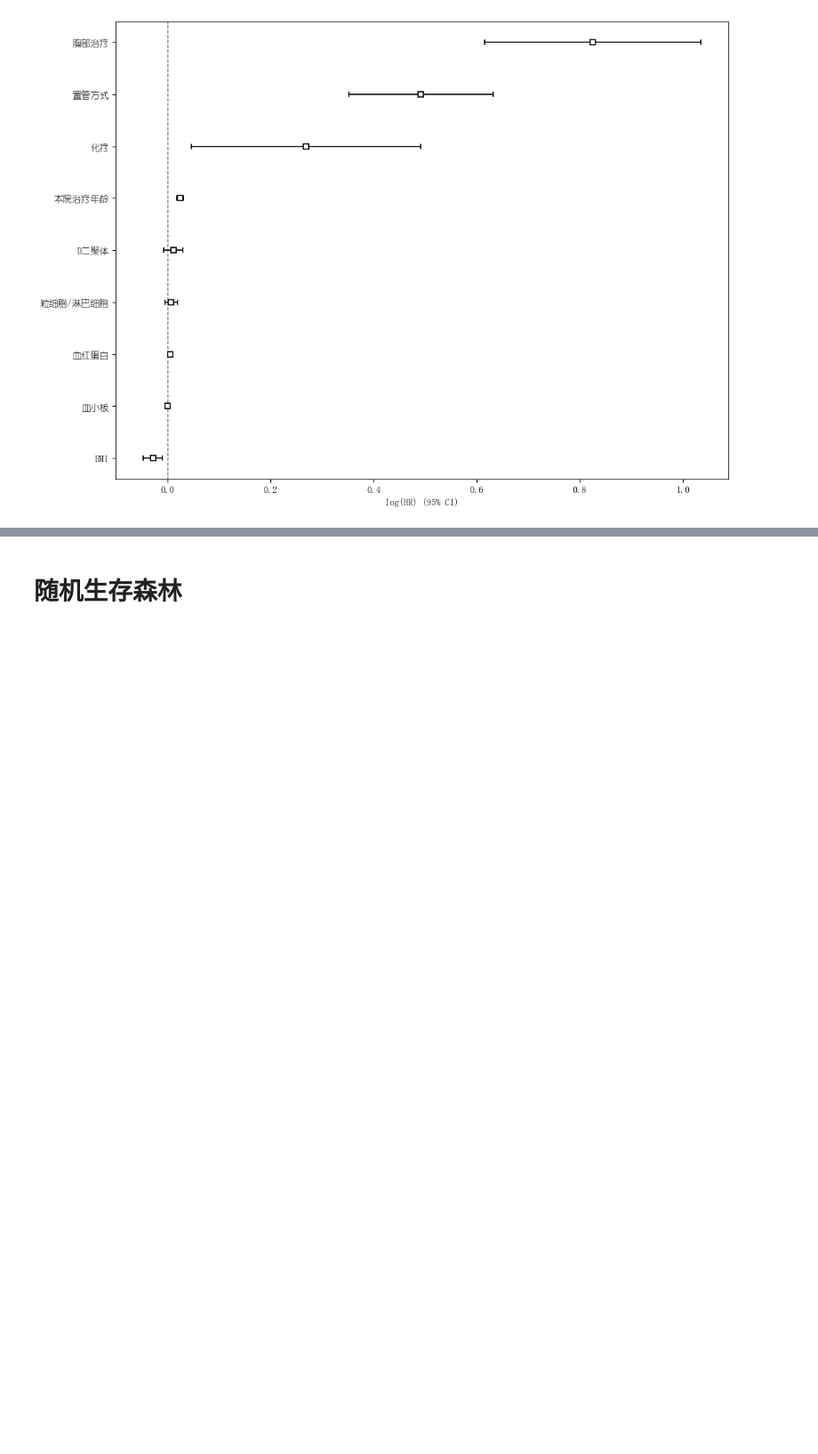
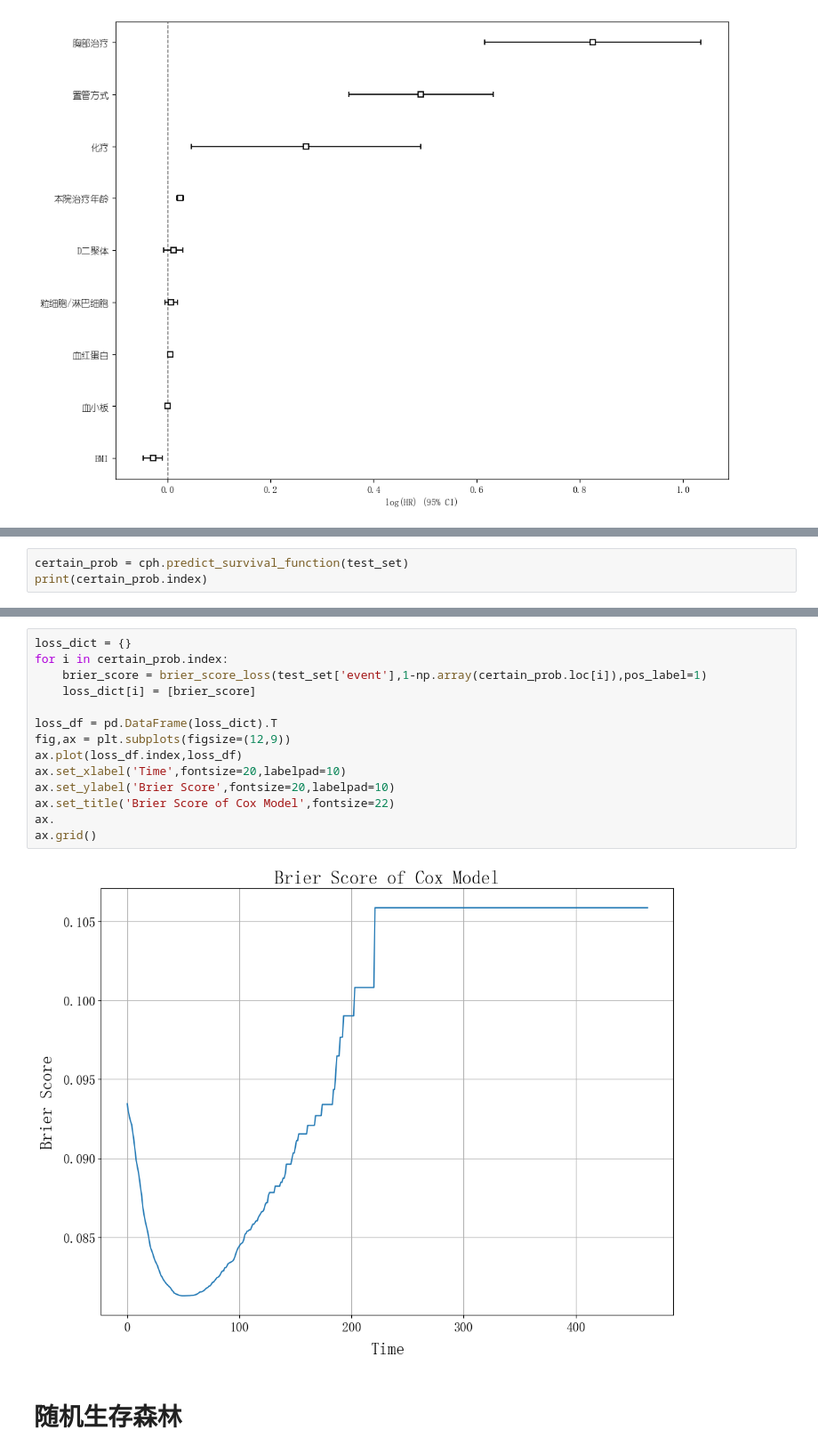
Before and after one commit to ssssszj/Tumor_prediction, a Jupyter notebook: cmpmodel.ipynb, the cells around one changed output, grey strips where cells are left out. Shown: that part at 89% size. Saved outputs shown, nothing was run; the diff lists cells and outputs as text; blank space fills up the shorter version.

Commit message:
Brier Score added

```diff
--- a/cmpmodel.ipynb
+++ b/cmpmodel.ipynb
@@ -399,0 +377,3 @@ print(certain_prob)
+# %%
+certain_prob = cph.predict_survival_function(test_set)
+print(certain_prob.index)
@@ -405,3 +390,19 @@ concordance_index(test_set['time'],-cph.predict_partial_hazard(test_set),test_se
+# %%
+loss_dict = {}
+for i in certain_prob.index:
+    brier_score = brier_score_loss(test_set['event'],1-np.array(certain_prob.loc[i]),pos_label=1)
+    loss_dict[i] = [brier_score]
+
+loss_df = pd.DataFrame(loss_dict).T
+fig,ax = plt.subplots(figsize=(12,9))
+ax.plot(loss_df.index,loss_df)
+ax.set_xlabel('Time',fontsize=20,labelpad=10)
+ax.set_ylabel('Brier Score',fontsize=20,labelpad=10)
+ax.set_title('Brier Score of Cox Model',fontsize=22)
+ax.
+ax.grid()
+# %% [output]
+[figure, added]
 # %% [markdown]
 # 随机生存森林
 # %%
```
Also changed, not shown: parts of 11 cells of this notebook.
